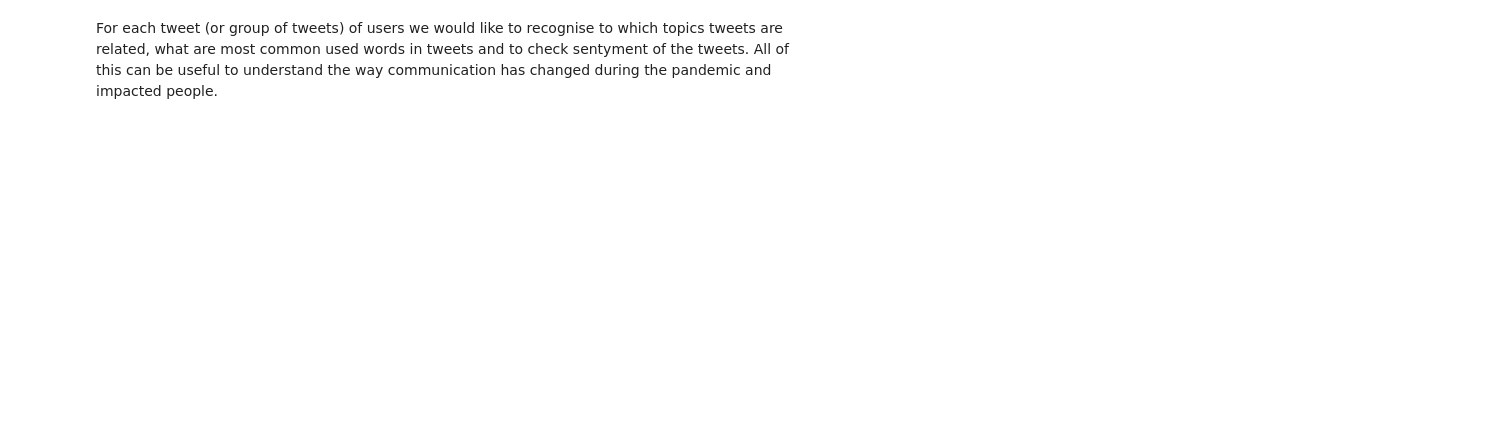
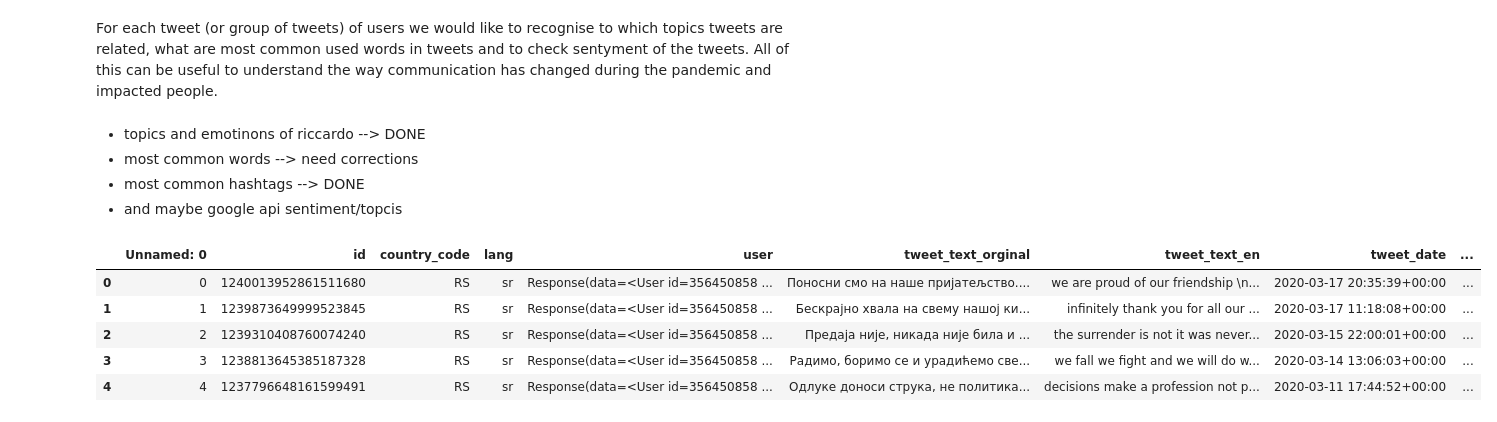
Before and after one commit to RiccardoBrioschi/The-pandemic-through-the-eyes-of-Internet, a Jupyter notebook: Influential_people_analysis.ipynb, the cells around one changed output. Saved outputs shown, nothing was run; the diff lists cells and outputs as text; code cells hidden in the pictures; blank space fills up the shorter version.

```diff
--- a/Influential_people_analysis.ipynb
+++ b/Influential_people_analysis.ipynb
@@ -96,2 +173,17 @@ We want to retrieve tweets from different periods during pandemic, but mostly fo
 # %% [markdown]
 For each tweet (or group of tweets) of users we would like to recognise to which topics tweets are related, what are most common used words in tweets and to check sentyment of the tweets. All of this can be useful to understand the way communication has changed during the pandemic and impacted people.
+# %% [markdown]
+* topics and emotinons of riccardo --> DONE
+* most common words --> need corrections
+* most common hashtags --> DONE
+* and maybe google api sentiment/topcis
+# %%
+influential_people_tweets = pd.read_csv('influential_people_tweets.csv', delimiter=',')
+influential_people_tweets.head()
+# %% [output]
+|  | Unnamed: 0 | id | country_code | lang | user | tweet_text_orginal | tweet_text_en | tweet_date | ... |
+| 0 | 0 | 1240013952861511680 | RS | sr | Response(data=<User id=356450858 ... | Поносни смо на наше пријатељство.... | we are proud of our friendship \n... | 2020-03-17 20:35:39+00:00 | ... |
+| 1 | 1 | 1239873649999523845 | RS | sr | Response(data=<User id=356450858 ... | Бескрајно хвала на свему нашој ки... | infinitely thank you for all our ... | 2020-03-17 11:18:08+00:00 | ... |
+| 2 | 2 | 1239310408760074240 | RS | sr | Response(data=<User id=356450858 ... | Предаја није, никада није била и ... | the surrender is not it was never... | 2020-03-15 22:00:01+00:00 | ... |
+| 3 | 3 | 1238813645385187328 | RS | sr | Response(data=<User id=356450858 ... | Pадимо, боримо се и урадићемо све... | we fall we fight and we will do w... | 2020-03-14 13:06:03+00:00 | ... |
+| 4 | 4 | 1237796648161599491 | RS | sr | Response(data=<User id=356450858 ... | Одлуке доноси струка, не политика... | decisions make a profession not p... | 2020-03-11 17:44:52+00:00 | ... |
```
Also changed, not shown: parts of 13 cells of this notebook, 1 other file.
